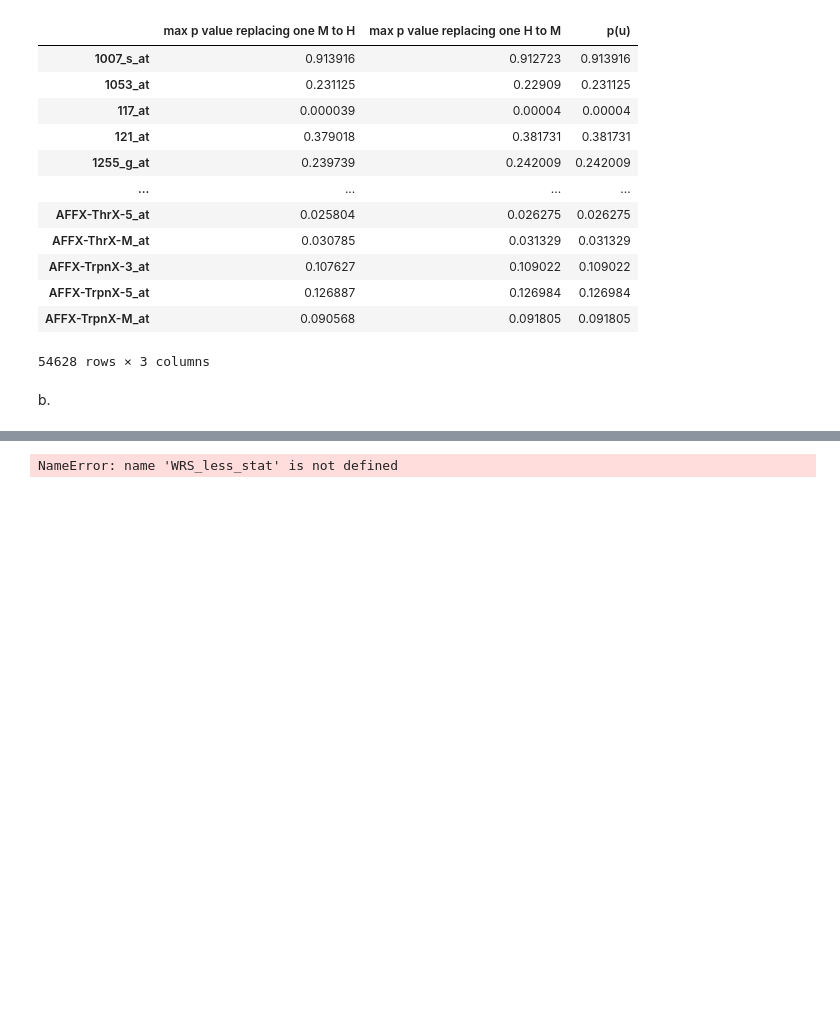
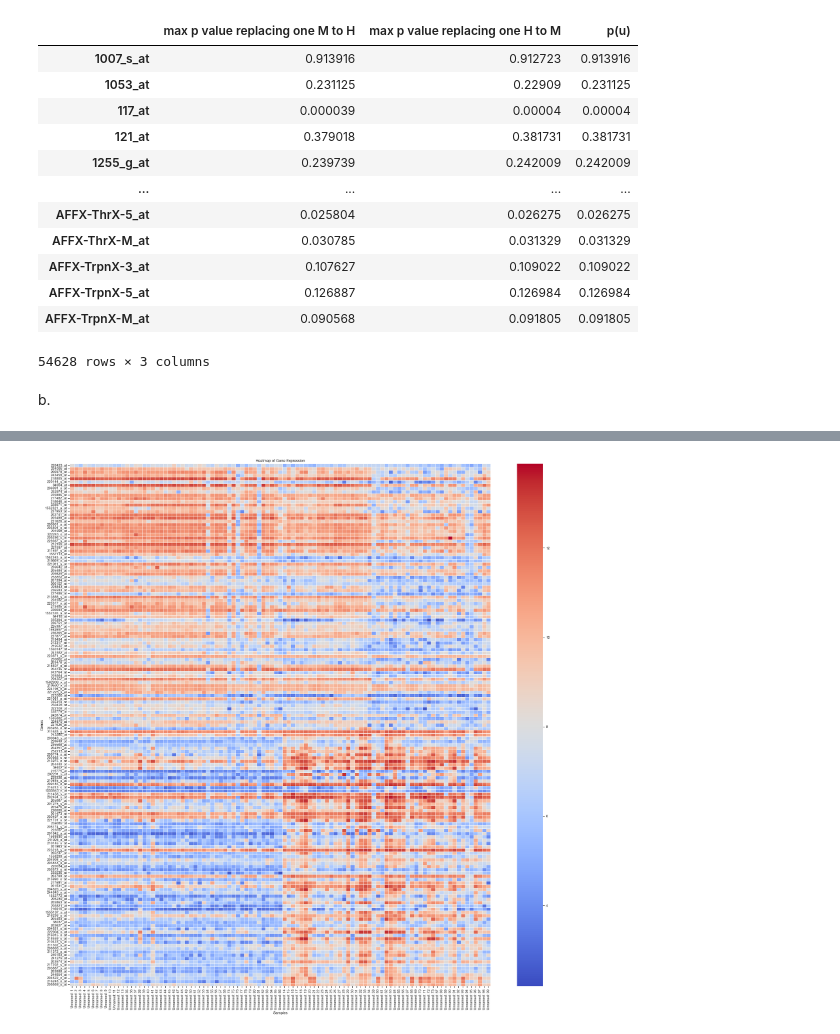
Before and after one commit to OfekBasson/StatisticsAndDataAnalsysHW3, a Jupyter notebook: HW3.ipynb, the cells around one changed output, grey strips where cells are left out. Saved outputs shown, nothing was run; the diff lists cells and outputs as text; code cells hidden in the pictures; blank space fills up the shorter version.

```diff
--- a/HW3.ipynb
+++ b/HW3.ipynb
@@ -478,9 +465,9 @@ print(next(index for index, p_u_FDR in enumerate(fdr_list) if (p_u_FDR >= 0.05))
 # %%
 #3.e.3
-data['WRS_less_stat'] = WRS_less_stat
-data_sorted_by_WRS = data.sort_values(by='WRS_less_stat')
+data_without_incomplete_genes.loc["1007_s_at":,'WRS_underexpressed_p_values_list'] = WRS_underexpressed_p_values_list
+data_sorted_by_WRS = data_without_incomplete_genes.sort_values(by='WRS_underexpressed_p_values_list')
 D = pd.concat([data_sorted_by_WRS.iloc[:80],data_sorted_by_WRS.iloc[-80:]])
-D = D.iloc[:,:99]
+D = D.iloc[:,:9]
 
 np.random.seed(18)
 D_sample = D.sample(n=3)
@@ -490,28 +480,15 @@ NameError: name 'WRS_less_stat' is not defined
-# %%
-#3.e.4 Here we will just sort the genes in order of WRS statistic from most underexpressed to most overexpressed.  We will group the columns in the M and H groups
-
-data['WRS_less_stat'] = WRS_less_stat
-data_sorted_by_WRS = data.sort_values(by='WRS_less_stat')
-D_sorted_by_WRS = pd.concat([data_sorted_by_WRS.iloc[:80],data_sorted_by_WRS.iloc[-80:]])
-D_sorted_by_WRS = D_sorted_by_WRS.iloc[:,:99]
-
-D_ranks = D_sorted_by_WRS.rank()
-sum_diff = D_ranks.iloc[-80:, :].sum()# - D_ranks.iloc[:80, :].sum()
-sorted_columns = D_sorted_by_WRS.loc[:, sum_diff.sort_values().index]
-M_columns = sorted_columns.loc[:, sorted_columns.columns.get_level_values(1) == 'M']
-H_columns = sorted_columns.loc[:, sorted_columns.columns.get_level_values(1) == 'H']
-sorted_columns = pd.concat([M_columns, H_columns], axis=1)
-D_sorted_by_WRS = sorted_columns.reindex(D_sorted_by_WRS.index, axis=0)
-
-
-
-plt.figure(figsize=(12, 8))
-sns.heatmap(D_sorted_by_WRS, cmap='coolwarm')
-plt.title('Heatmap of Gene Expression')
-plt.xlabel('Samples')
-plt.ylabel('Genes')
-plt.show()
-D_ranks
-sum_diff.sort_values()
-# %% [output]
-NameError: name 'WRS_less_stat' is not defined
+# %%
+D_sorted_by_WRS = pd.concat([data_sorted_by_WRS.iloc[:80],data_sorted_by_WRS.iloc[-80:]])
+M_columns = [col for col in D_sorted_by_WRS.columns if D_sorted_by_WRS.loc["Class", col] == 'M']
+H_columns = [col for col in D_sorted_by_WRS.columns if D_sorted_by_WRS.loc["Class", col] == 'H']
+sorted_columns = H_columns + M_columns
+D_sorted_by_WRS = D_sorted_by_WRS[sorted_columns]
+
+plt.figure(figsize=(30, 30))
+sns.heatmap(D_sorted_by_WRS.iloc[:-1].astype(float), cmap='coolwarm', linewidths=0.6, yticklabels=D_sorted_by_WRS.iloc[:-1].index)
+plt.title('Heatmap of Gene Expression')
+plt.xlabel('Samples')
+plt.ylabel('Genes')
+plt.show()
+# %% [output]
+[figure, added]
```
Also changed, not shown: parts of 12 cells of this notebook.
